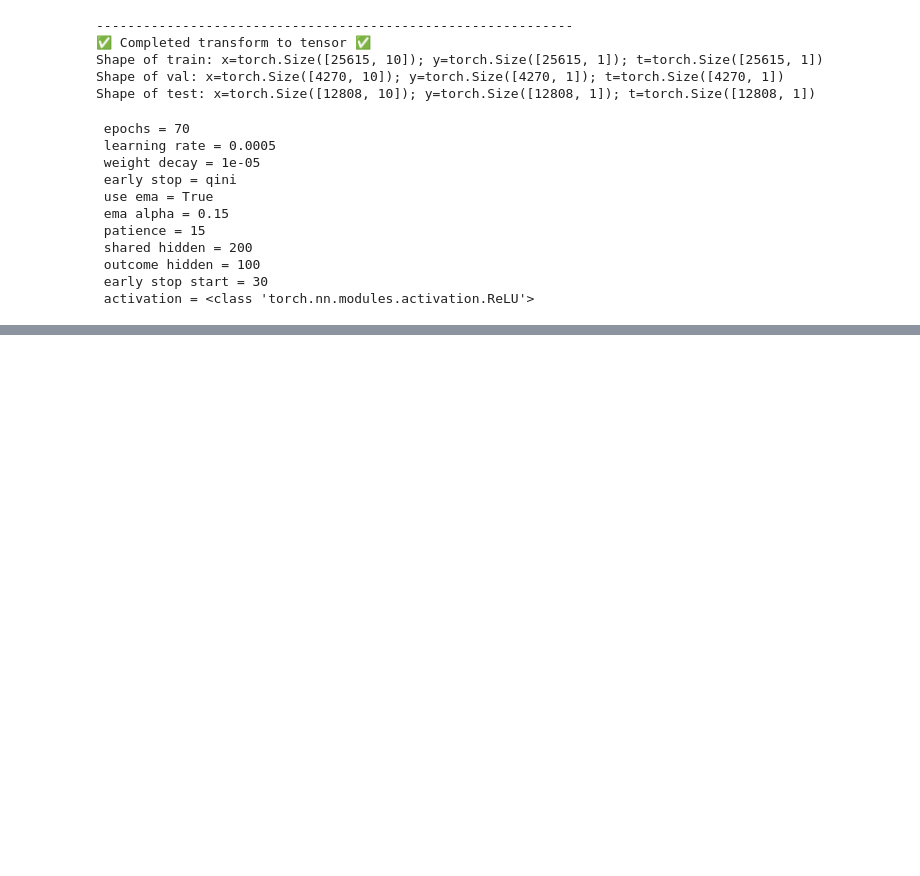
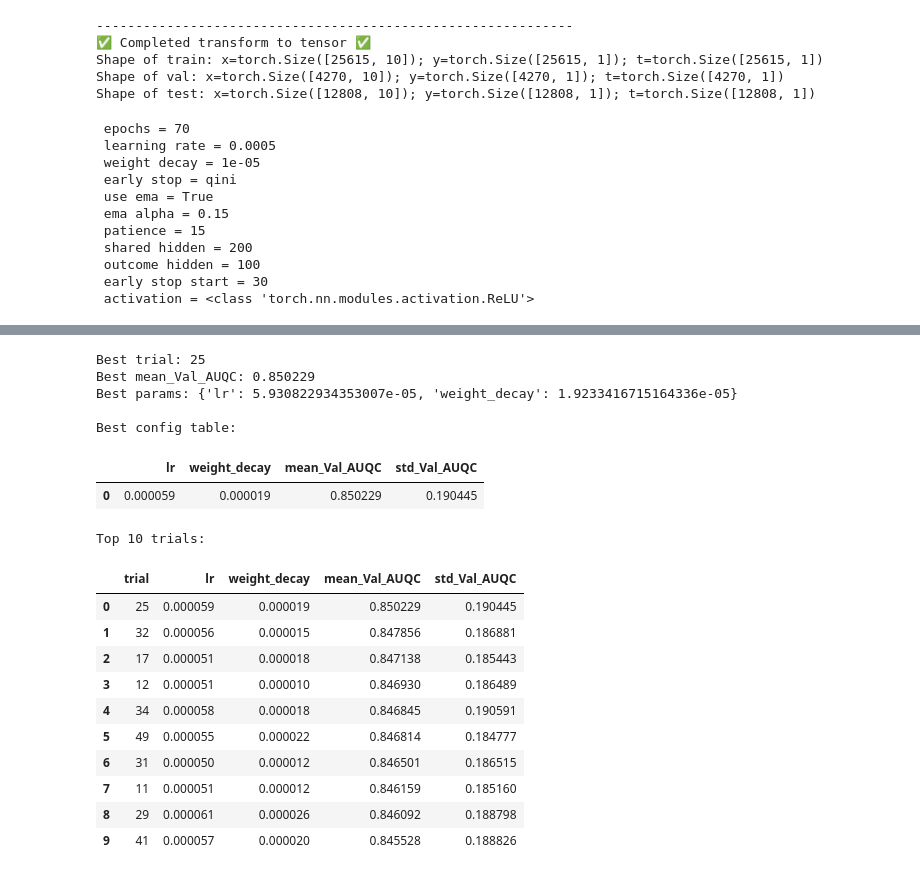
Before and after one commit to ducvu0904/Benchmark-conversion-vs-revenue-uplift-modeling, a Jupyter notebook: Conversion/Tarnet/main_women_tarnet.ipynb, the cells around one changed output, grey strips where cells are left out. Saved outputs shown, nothing was run; the diff lists cells and outputs as text; code cells hidden in the pictures; blank space fills up the shorter version.

```diff
--- a/Conversion/Tarnet/main_women_tarnet.ipynb
+++ b/Conversion/Tarnet/main_women_tarnet.ipynb
@@ -303,3 +287,50 @@ Locked random seed: 412312
+# %%
+from IPython.display import display
+
+if 'study' not in globals():
+    print('Run Cell 10 (Optuna tuning) first.')
+else:
+    print(f"Best trial: {study.best_trial.number}")
+    print(f"Best mean_Val_AUQC: {study.best_value:.6f}")
+    print(f"Best params: {study.best_params}")
+
+if 'best_cfg' in globals():
+    print('\nBest config table:')
+    display(best_cfg.to_frame().T)
+else:
+    print('\nbest_cfg not found.')
+
+if 'df_grid' in globals():
+    print('\nTop 10 trials:')
+    display(df_grid.head(10))
+else:
+    print('\ndf_grid not found.')
+
+if 'df_results' in globals():
+    print('\nPer-seed test results:')
+    display(df_results)
+    print('\nTest metrics mean ± std:')
+    display(df_results.drop(columns='Seed').agg(['mean', 'std']))
+# %% [output]
+Best trial: 25
+Best mean_Val_AUQC: 0.850229
+Best params: {'lr': 5.930822934353007e-05, 'weight_decay': 1.9233416715164336e-05}
+
+Best config table:
+|  | lr | weight_decay | mean_Val_AUQC | std_Val_AUQC |
+| 0 | 0.000059 | 0.000019 | 0.850229 | 0.190445 |
+Top 10 trials:
+|  | trial | lr | weight_decay | mean_Val_AUQC | std_Val_AUQC |
+| 0 | 25 | 0.000059 | 0.000019 | 0.850229 | 0.190445 |
+| 1 | 32 | 0.000056 | 0.000015 | 0.847856 | 0.186881 |
+| 2 | 17 | 0.000051 | 0.000018 | 0.847138 | 0.185443 |
+| 3 | 12 | 0.000051 | 0.000010 | 0.846930 | 0.186489 |
+| 4 | 34 | 0.000058 | 0.000018 | 0.846845 | 0.190591 |
+| 5 | 49 | 0.000055 | 0.000022 | 0.846814 | 0.184777 |
+| 6 | 31 | 0.000050 | 0.000012 | 0.846501 | 0.186515 |
+| 7 | 11 | 0.000051 | 0.000012 | 0.846159 | 0.185160 |
+| 8 | 29 | 0.000061 | 0.000026 | 0.846092 | 0.188798 |
+| 9 | 41 | 0.000057 | 0.000020 | 0.845528 | 0.188826 |
 # %%
 import pandas as pd
 import numpy as np
```
Also changed, not shown: parts of 4 cells of this notebook, 16 other files.
